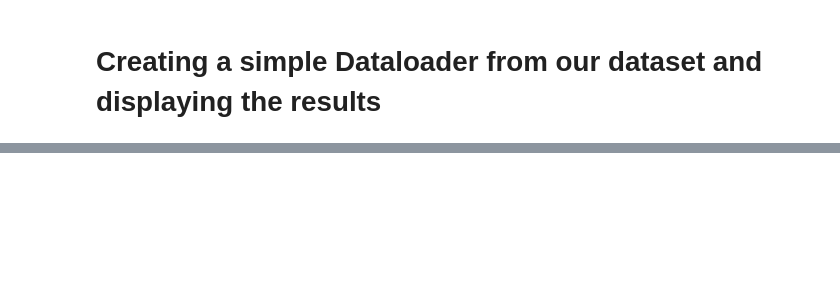
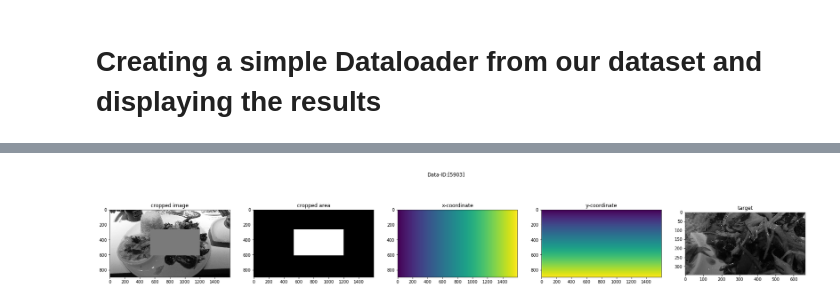
Before and after one commit to FritzMichael/ImageCropProject, a Jupyter notebook: testDatasets.ipynb, the cells around one changed output, grey strips where cells are left out. Cells and saved outputs as stored; diff of their text form; code cells hidden in the pictures; blank space fills up the shorter version.

```diff
--- a/testDatasets.ipynb
+++ b/testDatasets.ipynb
@@ -31,0 +36,24 @@ for i_batch, sample_batched in enumerate(dataloader):
+# %%
+# Function to visualize the contents of a batch
+def visualize_batch(batch):
+    fig, axs = plt.subplots(1,5,figsize=(30,5))
+    data = np.moveaxis(batch[0].numpy(), 0, -1)
+    fig.suptitle(f'Data-ID:{sample_batched[2].numpy()}')
+    axs[0].imshow(np.squeeze(data)[0,...], cmap= 'Greys_r')
+    axs[0].set_title('cropped image')
+    axs[1].imshow(np.squeeze(data)[1,...], cmap= 'Greys_r')
+    axs[1].set_title('cropped area')
+    axs[2].imshow(np.squeeze(data)[2,...])
+    axs[2].set_title('x-coordinate')
+    axs[3].imshow(np.squeeze(data)[3,...])
+    axs[3].set_title('y-coordinate')
+    axs[4].imshow(np.squeeze(batch[1]),cmap= 'Greys_r')
+    axs[4].set_title('target')
+    plt.show()
+# %%
+for i_batch, sample_batched in enumerate(Croppeddataloader):
+    if i_batch == 4:
+        visualize_batch(sample_batched)
+        break
+# %% [output]
+[figure, added]
```
Also changed, not shown: parts of 5 cells of this notebook, 2 other files.
